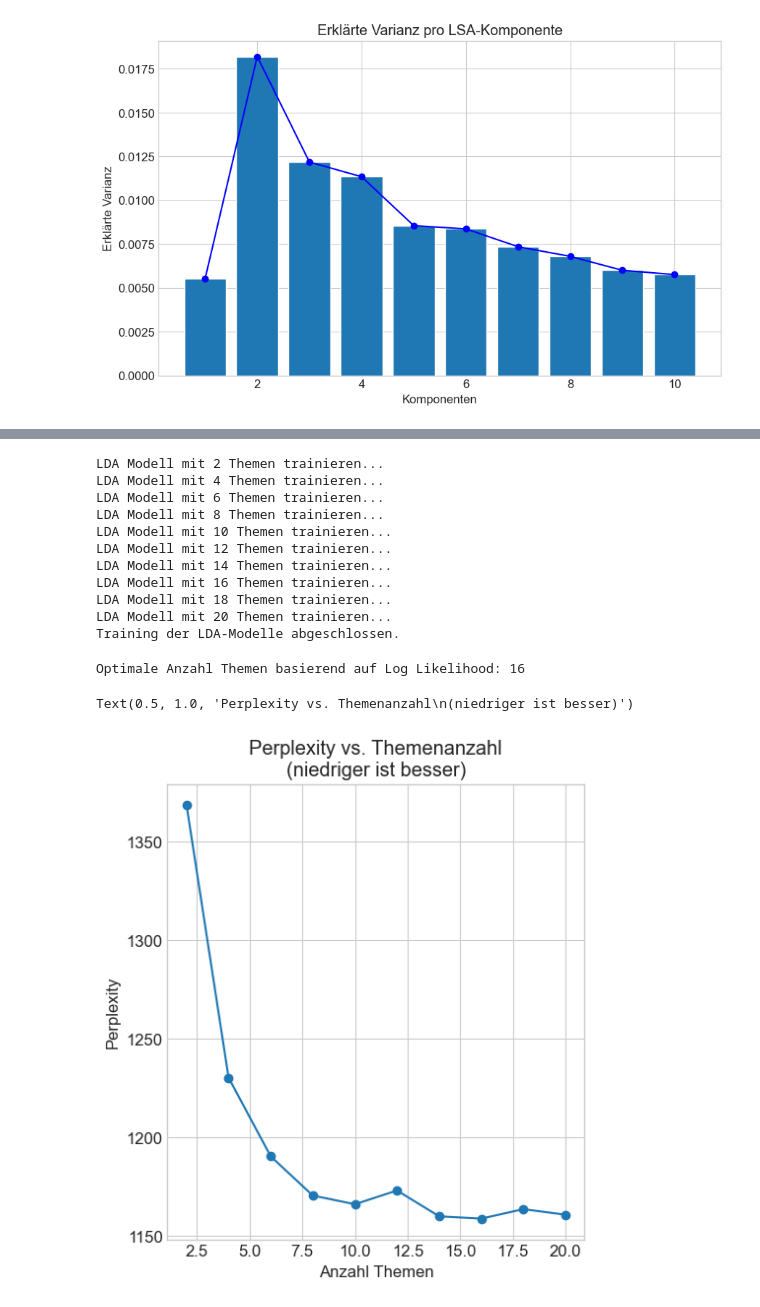
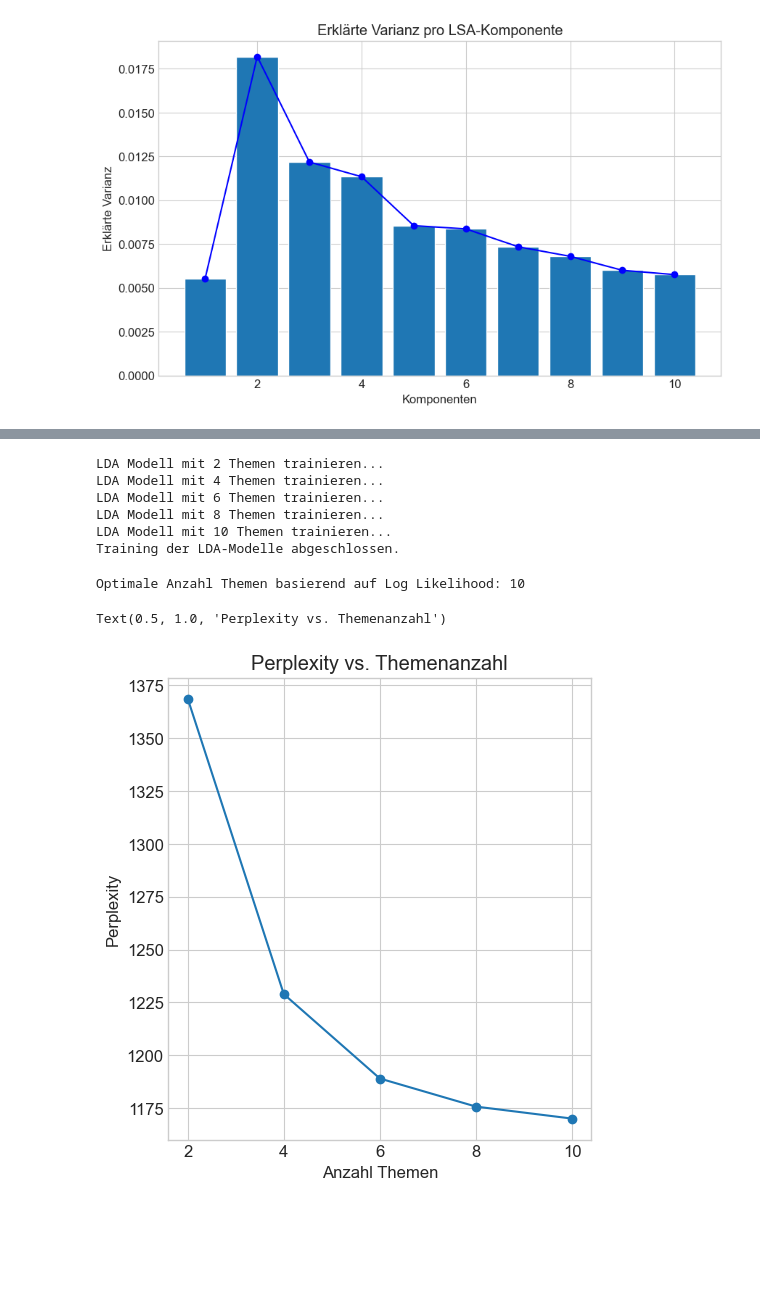
Before and after one commit to Para133791/NLP-Beschwerdeanalyse, a Jupyter notebook: notebooks/3. Themenextraktion.ipynb, the cells around one changed output, grey strips where cells are left out. Cells and saved outputs as stored; diff of their text form; code cells hidden in the pictures; blank space fills up the shorter version.

Commit message:
Kommentare und 10 Themen bei LDA, 6 min Rekord

```diff
--- a/notebooks/3. Themenextraktion.ipynb
+++ b/notebooks/3. Themenextraktion.ipynb
@@ -163,12 +163,14 @@ def compute_coherence_values(count_matrix, count_vect, start=2, limit=20, step=2
     # Rückgabe: Liste der Modelle, Liste der Kohärenzwerte, Liste der Perplexity-Werte
     return model_list, coherence_values, perplexity_values
 # %%
+# Nach der ersten Darstellung der LDA-Modelle mit 20 Themen, wurde die Anzahl der Themen auf 10 reduziert, weil nach 10 Themen nicht mehr stark fällt.
+# Dadurch war das Training nach 6 Minuten fertig.
 # Diese Funktion nimmt einige Zeit in Anspruch, deshalb wurde auch n_jobs auf alle CPUs gestellt.
-# Bei 5 Durchläufen ca. 20 Minuten.  Bei 10 waren es mehr als 1h. Durch max_iter auf 5, bei 10 Durchgängen ca. 28 Minuten.
+# Die ersten Test: Mit 5 Durchläufen ca. 20 Minuten.  Bei 10 waren es mehr als 1h. Durch max_iter auf 5, bei 10 Durchgängen ca. 28 Minuten.
 # Definiert den Bereich für die Anzahl der LDA-Themen:
 # start = kleinste Themenanzahl, limit = größte Themenanzahl, step = Schrittweite zwischen den Tests -> für range()
 # Beispiel: range(2, 21, 2) → [2, 4, 6, ..., 20]
-start, limit, step = 2, 20, 2
+start, limit, step = 2, 10, 2
 model_list, coherence_values, perplexity_values = compute_coherence_values(
     count_matrix, count_vectorizer, start=start, limit=limit, step=step
 )
@@ -180,11 +182,6 @@ LDA Modell mit 4 Themen trainieren...
 LDA Modell mit 6 Themen trainieren...
 LDA Modell mit 8 Themen trainieren...
 LDA Modell mit 10 Themen trainieren...
-LDA Modell mit 12 Themen trainieren...
-LDA Modell mit 14 Themen trainieren...
-LDA Modell mit 16 Themen trainieren...
-LDA Modell mit 18 Themen trainieren...
-LDA Modell mit 20 Themen trainieren...
 Training der LDA-Modelle abgeschlossen.
 # %%
 # Finde den Index des besten Wertes (höchste Kohärenz / Log Likelihood) in der Liste
@@ -196,18 +193,18 @@ optimal_num_topics = start + optimal_model_idx * step
 # (Startwert + Index * Schrittweite)
 print(f"Optimale Anzahl Themen basierend auf Log Likelihood: {optimal_num_topics}")
 # %% [output]
-Optimale Anzahl Themen basierend auf Log Likelihood: 16
+Optimale Anzahl Themen basierend auf Log Likelihood: 10
 # %%
 # Kohärenzwerte visualisieren
 x = range(start, limit+1, step)
 plt.figure(figsize=(12, 6))
 
-# Plot für Perplexity (niedriger ist besser)
+# Plot für Perplexity/Verwirrung/Verworrenheit (niedriger ist besser)
 plt.subplot(1, 2, 1)
 plt.plot(x, perplexity_values, marker='o')
 plt.xlabel("Anzahl Themen")
 plt.ylabel("Perplexity")
-plt.title("Perplexity vs. Themenanzahl\n(niedriger ist besser)")
+plt.title("Perplexity vs. Themenanzahl")
 # %% [output]
-Text(0.5, 1.0, 'Perplexity vs. Themenanzahl\n(niedriger ist besser)')
+Text(0.5, 1.0, 'Perplexity vs. Themenanzahl')
-[figure, old version]
+[figure, new version]
```
Also changed, not shown: 2 other files.
